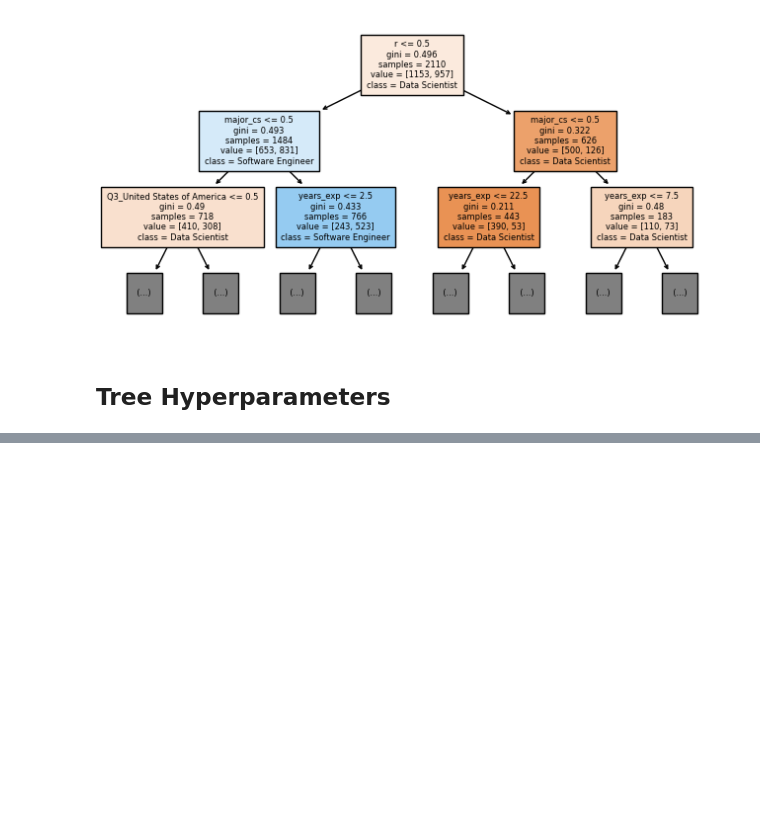
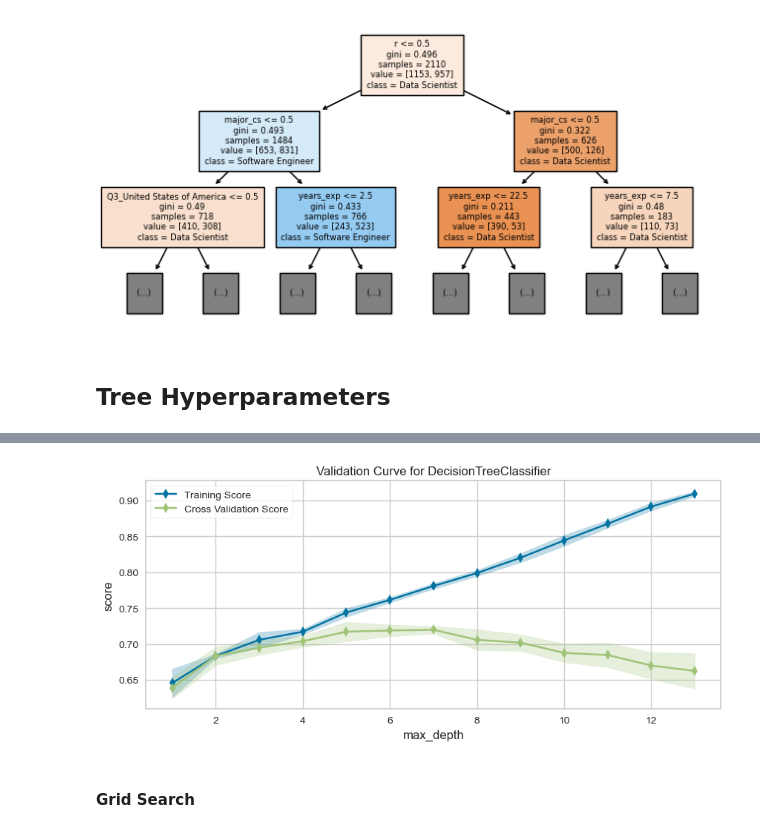
Before and after one commit to joakor89/effective_XGBoost, a Jupyter notebook: Effective XGBoost.ipynb, the cells around one changed output, grey strips where cells are left out. Cells and saved outputs as stored; diff of their text form; code cells hidden in the pictures; blank space fills up the shorter version.

```diff
--- a/Effective XGBoost.ipynb
+++ b/Effective XGBoost.ipynb
@@ -767,0 +815,13 @@ tree.plot_tree(hi_variance, feature_names=features, filled=True, class_names=hi_
+# %%
+fig, ax = plt.subplots(figsize=(10, 4))
+viz = validation_curve(tree.DecisionTreeClassifier(),
+                       X=pd.concat([X_train, X_test]),
+                       y=pd.concat([kag_y_train, kag_y_test]),
+                       param_name='max_depth', param_range=range(1, 14),
+                       scoring='accuracy', cv=5, ax=ax, n_jobs=6)
+
+plt.show()
+# %% [output]
+[figure, added]
+# %% [markdown]
+#### Grid Search
```
Also changed, not shown: parts of 27 cells of this notebook.
